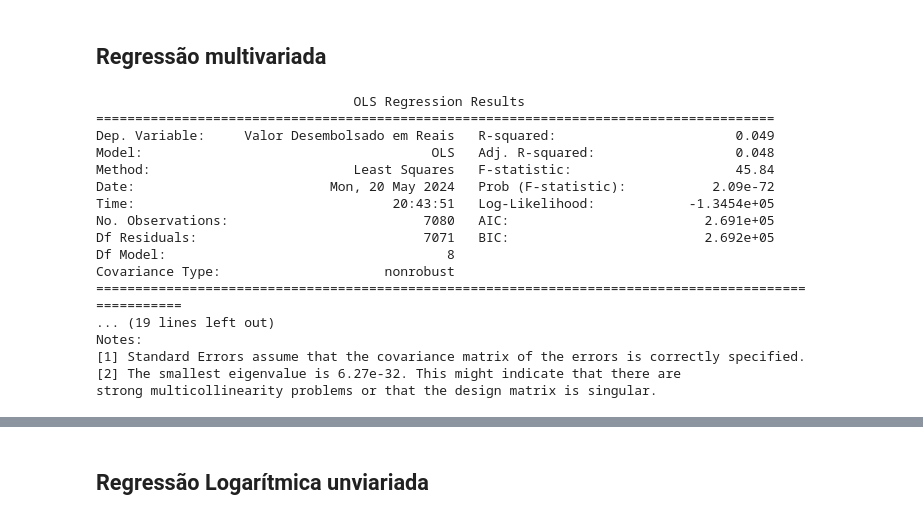
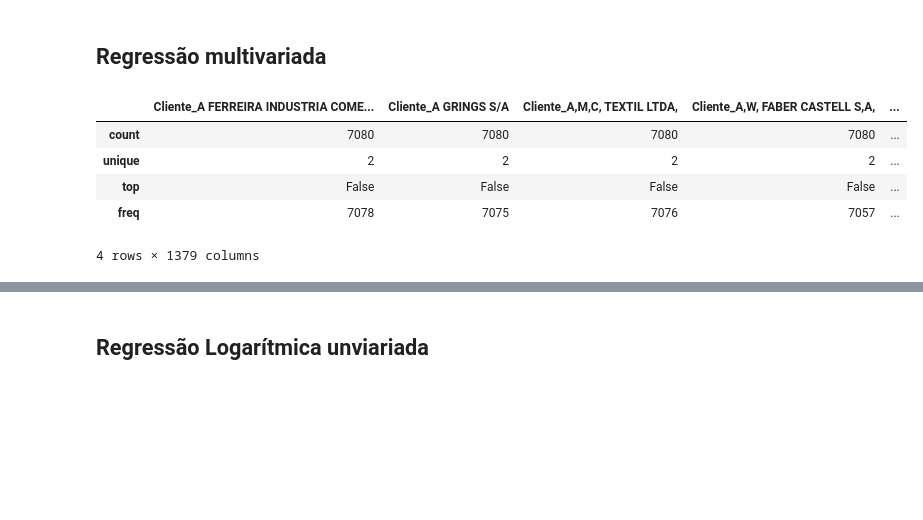
Before and after one commit to PedroHCosme/Analise-Estatistica-BDMG-Emprestimos, a Jupyter notebook: TCC_dados.ipynb, the cells around one changed output, grey strips where cells are left out. Drawn from its saved outputs; the diff is of its cells as text; code cells hidden in the pictures; blank space fills up the shorter version.

```diff
--- a/TCC_dados.ipynb
+++ b/TCC_dados.ipynb
@@ -320,40 +310,20 @@ df
 # %%
 import statsmodels.api as sm
 import matplotlib.pyplot as plt
 import seaborn as sns
 
 # Definindo a variável dependente
 dependent_var = df['Valor Desembolsado em Reais']
 
 # Selecionando todas as outras colunas como variáveis independentes
-independent_vars = df.drop(columns=['Valor Desembolsado em Reais'])
-
-# Adicionando uma constante ao modelo
-independent_vars = sm.add_constant(independent_vars)
-
-# Criando o modelo de regressão OLS
-model = sm.OLS(dependent_var, independent_vars)
-
-# Ajustando o modelo
-results = model.fit()
-
-# Exibindo o resumo dos resultados
-print(results.summary())
+# independent_vars = df.drop(columns=['Valor Desembolsado em Reais', 'Subsetor CNAE Agrupado', 'Ano da Operação', 'Instituição Financeira Credenciada', 'Região'])
+independent_vars = df_dummy
+# independent_vars = pd.get_dummies(independent_vars, drop_first=True)
+independent_vars.describe()
 # %% [output]
+|  | Cliente_A FERREIRA INDUSTRIA COME... | Cliente_A GRINGS S/A | Cliente_A,M,C, TEXTIL LTDA, | Cliente_A,W, FABER CASTELL S,A, | ... |
+| count | 7080 | 7080 | 7080 | 7080 | ... |
+| unique | 2 | 2 | 2 | 2 | ... |
+| top | False | False | False | False | ... |
+| freq | 7078 | 7075 | 7076 | 7057 | ... |
-                                 OLS Regression Results
-=======================================================================================
-Dep. Variable:     Valor Desembolsado em Reais   R-squared:                       0.049
-Model:                                     OLS   Adj. R-squared:                  0.048
-Method:                          Least Squares   F-statistic:                     45.84
-Date:                         Mon, 20 May 2024   Prob (F-statistic):           2.09e-72
-Time:                                 20:43:51   Log-Likelihood:            -1.3454e+05
-No. Observations:                         7080   AIC:                         2.691e+05
-Df Residuals:                             7071   BIC:                         2.692e+05
-Df Model:                                    8
-Covariance Type:                     nonrobust
-======================================================================================================
-... (19 lines left out)
-Notes:
-[1] Standard Errors assume that the covariance matrix of the errors is correctly specified.
-[2] The smallest eigenvalue is 6.27e-32. This might indicate that there are
-strong multicollinearity problems or that the design matrix is singular.
+4 rows × 1379 columns
```
Also changed, not shown: parts of 10 cells of this notebook.
